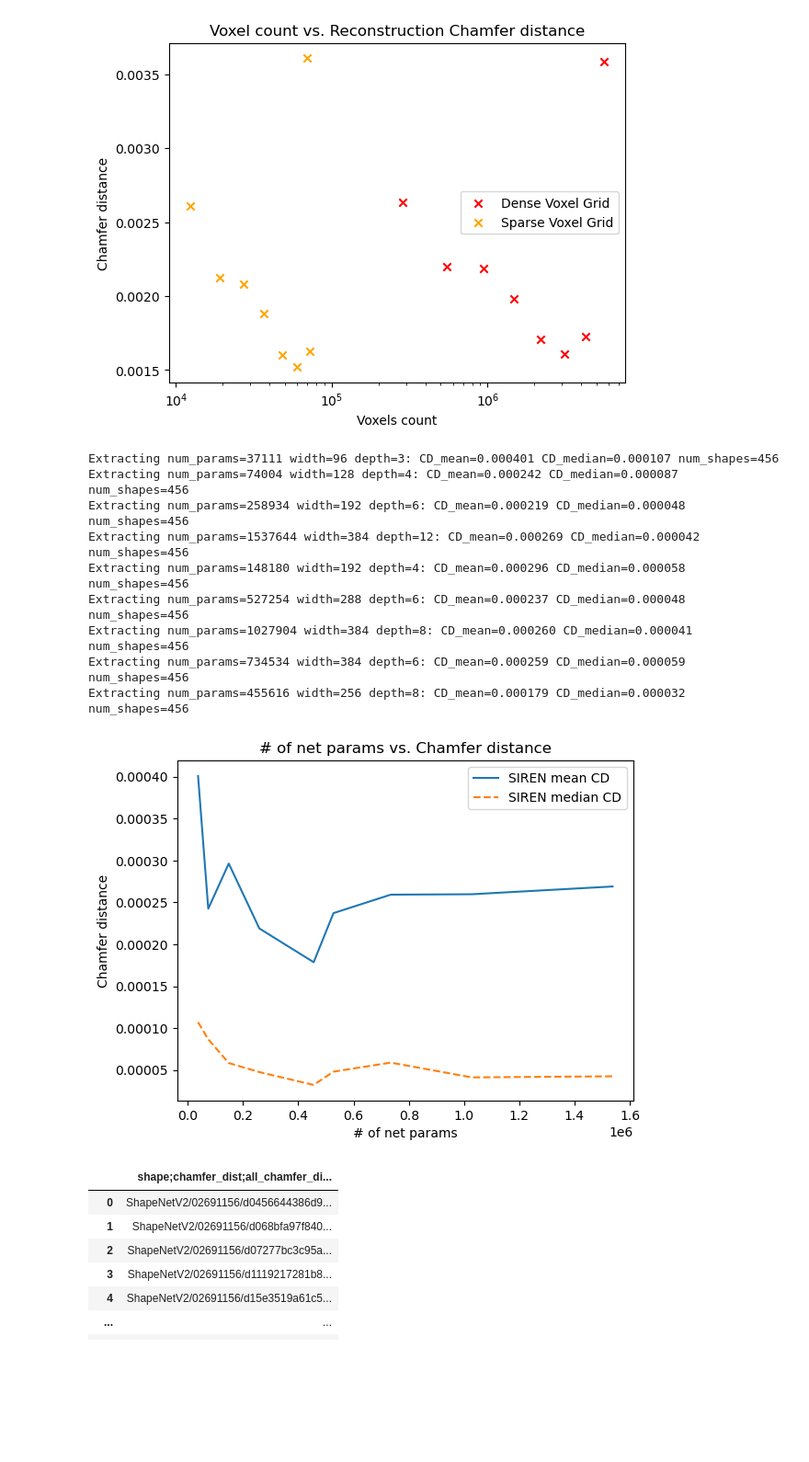
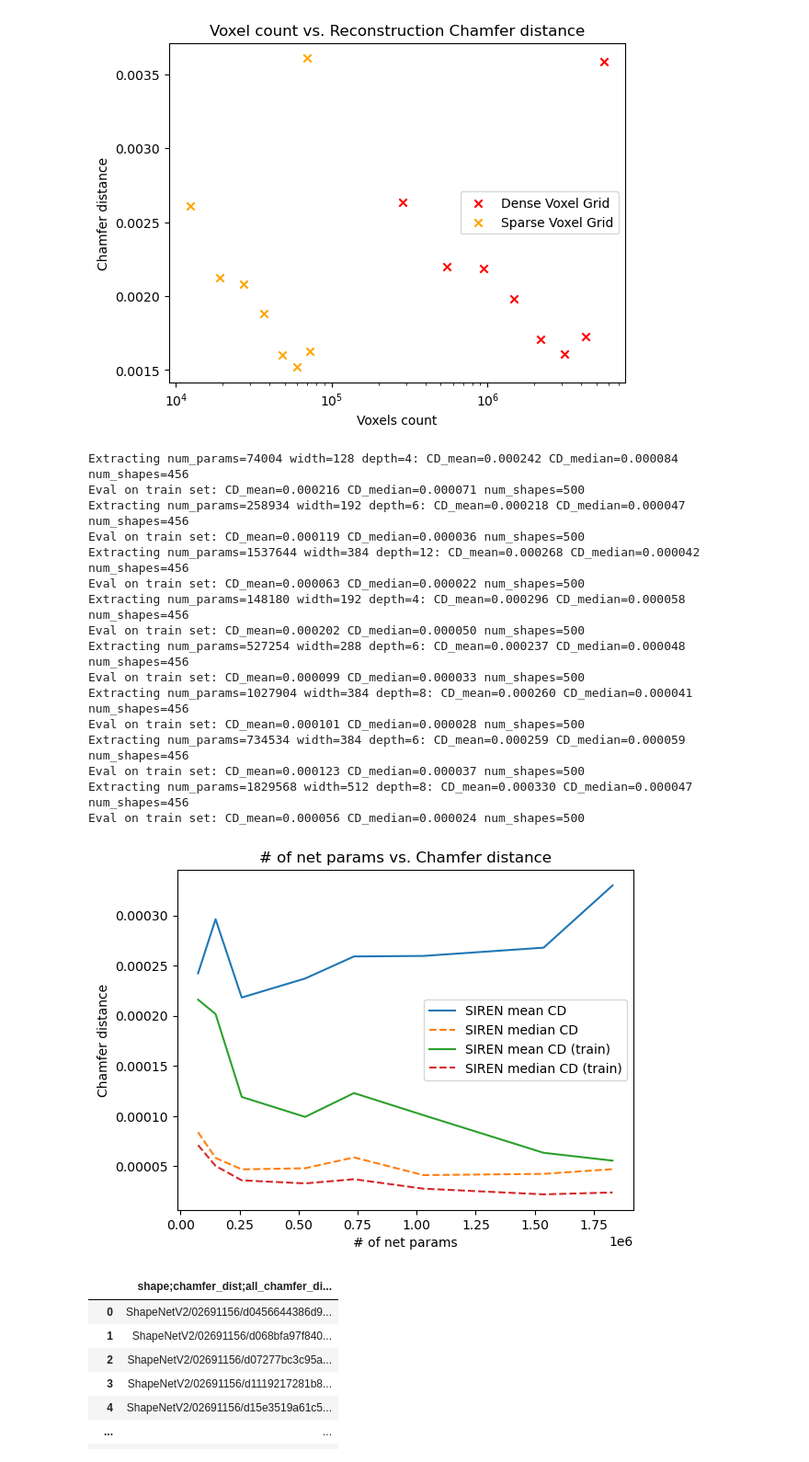
Before and after one commit to philippwulff/Deep3DComp, a Jupyter notebook: test.ipynb, the cells around one changed output. Shown at 92% size. Cells and saved outputs as stored; diff of their text form; code cells hidden in the pictures; blank space fills up the shorter version.

Commit message:
Refractored naming stuff and added plotting for train set

```diff
--- a/test.ipynb
+++ b/test.ipynb
@@ -69,32 +72,53 @@ Extracting vox_res=176.0: CD=0.00358 num_shapes=8
 # %%
 exps = [
     "../../shared/deepsdfcomp/searches/num_params_search/exp00_3layers_96width",
     "../../shared/deepsdfcomp/searches/num_params_search/exp00_4layers_128width",
     "../../shared/deepsdfcomp/searches/num_params_search/exp01_6layers_192width",
     "../../shared/deepsdfcomp/searches/num_params_search/exp04_12layers_384width",
     "../../shared/deepsdfcomp/searches/num_params_search/exp04.2_4layers_192width",
     "../../shared/deepsdfcomp/searches/num_params_search/exp05_6layers_288width",
     "../../shared/deepsdfcomp/searches/num_params_search/exp06_8layers_384width",
     "../../shared/deepsdfcomp/searches/num_params_search/exp08_6layers_384width",
     "../../shared/deepsdfcomp/searches/double_nonlinearity/siren_new_schedule",
     # "../../shared/deepsdfcomp/searches/num_params_search/",
     # "../../shared/deepsdfcomp/searches/num_params_search/",
     ]
+exps = [
+    # "../../shared/deepsdfcomp/searches/num_params_search/upload/exp00_3layers_96width",
+    "../../shared/deepsdfcomp/searches/num_params_search/upload/exp00_4layers_128width",
+    "../../shared/deepsdfcomp/searches/num_params_search/upload/exp01_6layers_192width",
+    # "../../shared/deepsdfcomp/searches/num_params_search/upload/exp02_8layers_256width",
+    "../../shared/deepsdfcomp/searches/num_params_search/upload/exp04_12layers_384width",
+    "../../shared/deepsdfcomp/searches/num_params_search/upload/exp04.2_4layers_192width",
+    "../../shared/deepsdfcomp/searches/num_params_search/upload/exp05_6layers_288width",
+    "../../shared/deepsdfcomp/searches/num_params_search/upload/exp06_8layers_384width",
+    "../../shared/deepsdfcomp/searches/num_params_search/upload/exp08_6layers_384width",
+    "../../shared/deepsdfcomp/searches/num_params_search/upload/exp09_8layers_512width",
+    # "../../shared/deepsdfcomp/searches/num_params_search/",
+    # "../../shared/deepsdfcomp/searches/num_params_search/",
+    ]
 vox_logs = [
 
 ]
 plotting.plot_capacity_vs_chamfer_dist(exp_dirs_net_capacity=exps)
 # %% [output]
-Extracting num_params=37111 width=96 depth=3: CD_mean=0.000401 CD_median=0.000107 num_shapes=456
-Extracting num_params=74004 width=128 depth=4: CD_mean=0.000242 CD_median=0.000087 num_shapes=456
-Extracting num_params=258934 width=192 depth=6: CD_mean=0.000219 CD_median=0.000048 num_shapes=456
-Extracting num_params=1537644 width=384 depth=12: CD_mean=0.000269 CD_median=0.000042 num_shapes=456
+Extracting num_params=74004 width=128 depth=4: CD_mean=0.000242 CD_median=0.000084 num_shapes=456
+Eval on train set: CD_mean=0.000216 CD_median=0.000071 num_shapes=500
+Extracting num_params=258934 width=192 depth=6: CD_mean=0.000218 CD_median=0.000047 num_shapes=456
+Eval on train set: CD_mean=0.000119 CD_median=0.000036 num_shapes=500
+Extracting num_params=1537644 width=384 depth=12: CD_mean=0.000268 CD_median=0.000042 num_shapes=456
+Eval on train set: CD_mean=0.000063 CD_median=0.000022 num_shapes=500
 Extracting num_params=148180 width=192 depth=4: CD_mean=0.000296 CD_median=0.000058 num_shapes=456
+Eval on train set: CD_mean=0.000202 CD_median=0.000050 num_shapes=500
 Extracting num_params=527254 width=288 depth=6: CD_mean=0.000237 CD_median=0.000048 num_shapes=456
+Eval on train set: CD_mean=0.000099 CD_median=0.000033 num_shapes=500
 Extracting num_params=1027904 width=384 depth=8: CD_mean=0.000260 CD_median=0.000041 num_shapes=456
+Eval on train set: CD_mean=0.000101 CD_median=0.000028 num_shapes=500
 Extracting num_params=734534 width=384 depth=6: CD_mean=0.000259 CD_median=0.000059 num_shapes=456
-Extracting num_params=455616 width=256 depth=8: CD_mean=0.000179 CD_median=0.000032 num_shapes=456
+Eval on train set: CD_mean=0.000123 CD_median=0.000037 num_shapes=500
+Extracting num_params=1829568 width=512 depth=8: CD_mean=0.000330 CD_median=0.000047 num_shapes=456
+Eval on train set: CD_mean=0.000056 CD_median=0.000024 num_shapes=500
-[figure, old version]
+[figure, new version]
 # %%
 pd.read_csv("../../shared/deepsdfcomp/searches/num_params_search/exp08_6layers_384width/Evaluation/2000/chamfer.csv")
 # %% [output]
```
Also changed, not shown: parts of 1 cell of this notebook, 6 other files.
